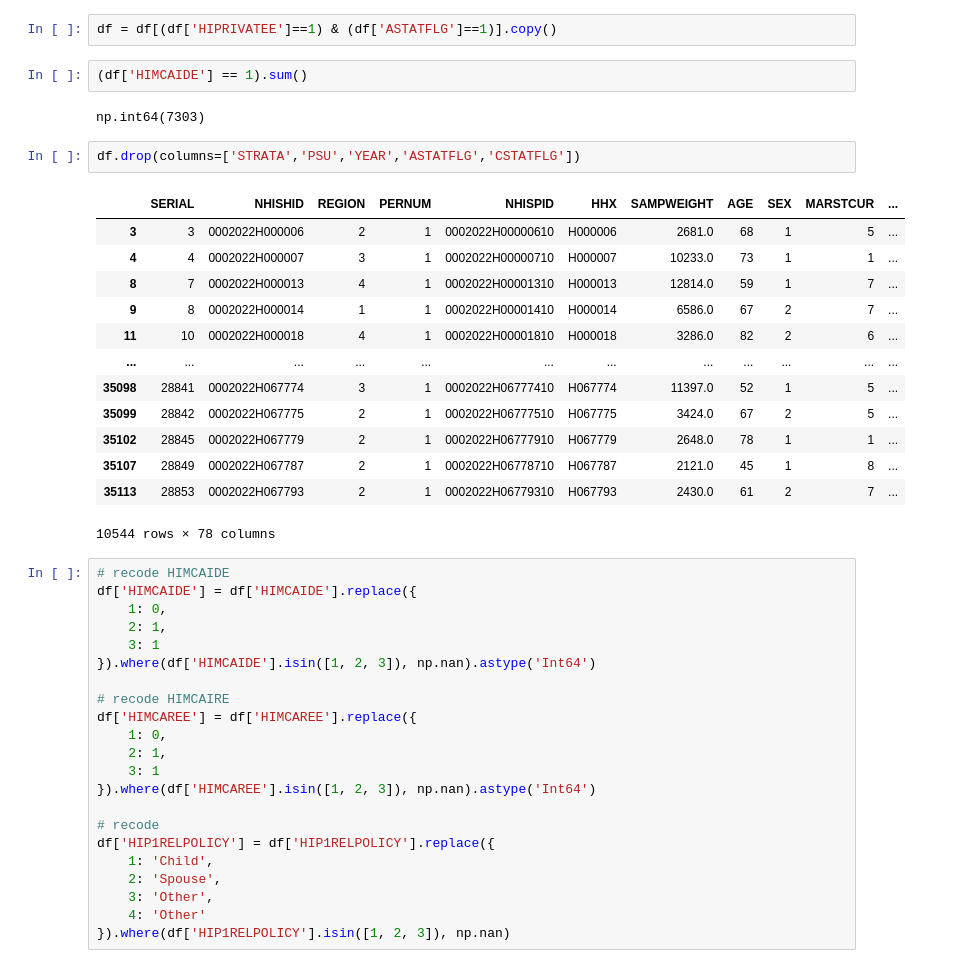
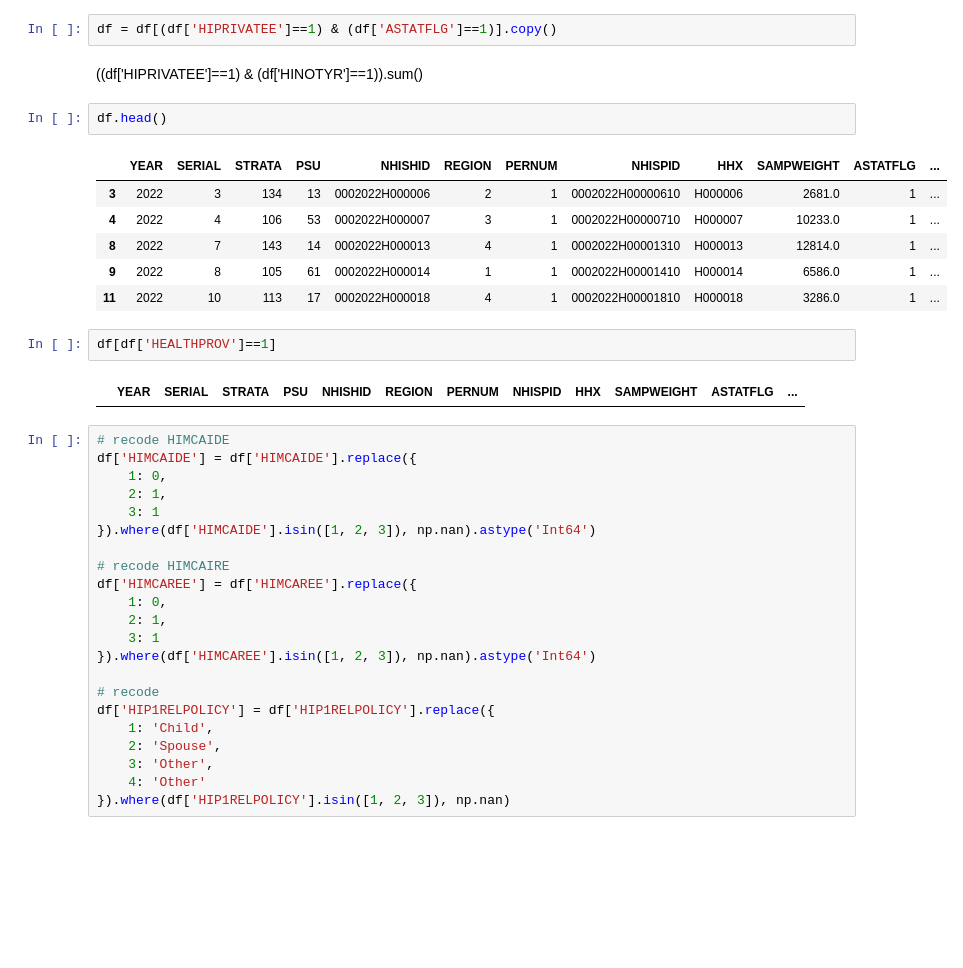
Before and after one commit to evapa1/cs1090afinalproj, a Jupyter notebook: eda_troubleshooting.ipynb, the cells around one changed output. Saved outputs shown, nothing was run; the diff lists cells and outputs as text; blank space fills up the shorter version.

```diff
--- a/eda_troubleshooting.ipynb
+++ b/eda_troubleshooting.ipynb
@@ -15,26 +15,21 @@ df = pd.read_csv('/Users/homefolder/Downloads/nhis_00008.csv')
 np.int64(27651)
 # %%
 df = df[(df['HIPRIVATEE']==1) & (df['ASTATFLG']==1)].copy()
-# %%
-(df['HIMCAIDE'] == 1).sum()
-# %% [output]
-np.int64(7303)
-# %%
-df.drop(columns=['STRATA','PSU','YEAR','ASTATFLG','CSTATFLG'])
-# %% [output]
-|  | SERIAL | NHISHID | REGION | PERNUM | NHISPID | HHX | SAMPWEIGHT | AGE | SEX | MARSTCUR | ... |
-| 3 | 3 | 0002022H000006 | 2 | 1 | 0002022H00000610 | H000006 | 2681.0 | 68 | 1 | 5 | ... |
-| 4 | 4 | 0002022H000007 | 3 | 1 | 0002022H00000710 | H000007 | 10233.0 | 73 | 1 | 1 | ... |
-| 8 | 7 | 0002022H000013 | 4 | 1 | 0002022H00001310 | H000013 | 12814.0 | 59 | 1 | 7 | ... |
-| 9 | 8 | 0002022H000014 | 1 | 1 | 0002022H00001410 | H000014 | 6586.0 | 67 | 2 | 7 | ... |
-| 11 | 10 | 0002022H000018 | 4 | 1 | 0002022H00001810 | H000018 | 3286.0 | 82 | 2 | 6 | ... |
-| ... | ... | ... | ... | ... | ... | ... | ... | ... | ... | ... | ... |
-| 35098 | 28841 | 0002022H067774 | 3 | 1 | 0002022H06777410 | H067774 | 11397.0 | 52 | 1 | 5 | ... |
-| 35099 | 28842 | 0002022H067775 | 2 | 1 | 0002022H06777510 | H067775 | 3424.0 | 67 | 2 | 5 | ... |
-| 35102 | 28845 | 0002022H067779 | 2 | 1 | 0002022H06777910 | H067779 | 2648.0 | 78 | 1 | 1 | ... |
-| 35107 | 28849 | 0002022H067787 | 2 | 1 | 0002022H06778710 | H067787 | 2121.0 | 45 | 1 | 8 | ... |
-| 35113 | 28853 | 0002022H067793 | 2 | 1 | 0002022H06779310 | H067793 | 2430.0 | 61 | 2 | 7 | ... |
-10544 rows × 78 columns
+# %% [markdown]
+((df['HIPRIVATEE']==1) & (df['HINOTYR']==1)).sum()
+# %%
+df.head()
+# %% [output]
+|  | YEAR | SERIAL | STRATA | PSU | NHISHID | REGION | PERNUM | NHISPID | HHX | SAMPWEIGHT | ASTATFLG | ... |
+| 3 | 2022 | 3 | 134 | 13 | 0002022H000006 | 2 | 1 | 0002022H00000610 | H000006 | 2681.0 | 1 | ... |
+| 4 | 2022 | 4 | 106 | 53 | 0002022H000007 | 3 | 1 | 0002022H00000710 | H000007 | 10233.0 | 1 | ... |
+| 8 | 2022 | 7 | 143 | 14 | 0002022H000013 | 4 | 1 | 0002022H00001310 | H000013 | 12814.0 | 1 | ... |
+| 9 | 2022 | 8 | 105 | 61 | 0002022H000014 | 1 | 1 | 0002022H00001410 | H000014 | 6586.0 | 1 | ... |
+| 11 | 2022 | 10 | 113 | 17 | 0002022H000018 | 4 | 1 | 0002022H00001810 | H000018 | 3286.0 | 1 | ... |
+# %%
+df[df['HEALTHPROV']==1]
+# %% [output]
+|  | YEAR | SERIAL | STRATA | PSU | NHISHID | REGION | PERNUM | NHISPID | HHX | SAMPWEIGHT | ASTATFLG | ... |
 # %%
 # recode HIMCAIDE
 df['HIMCAIDE'] = df['HIMCAIDE'].replace({
```
Also changed, not shown: parts of 10 cells of this notebook.
